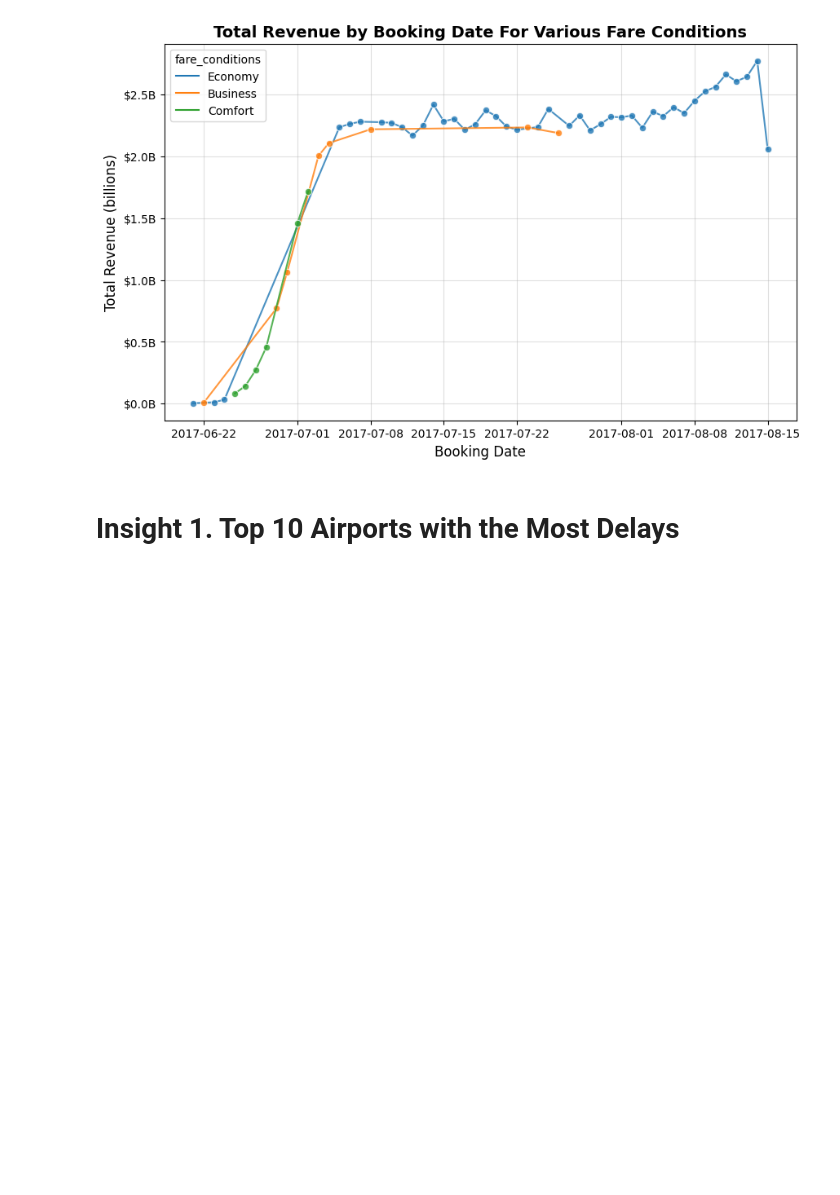
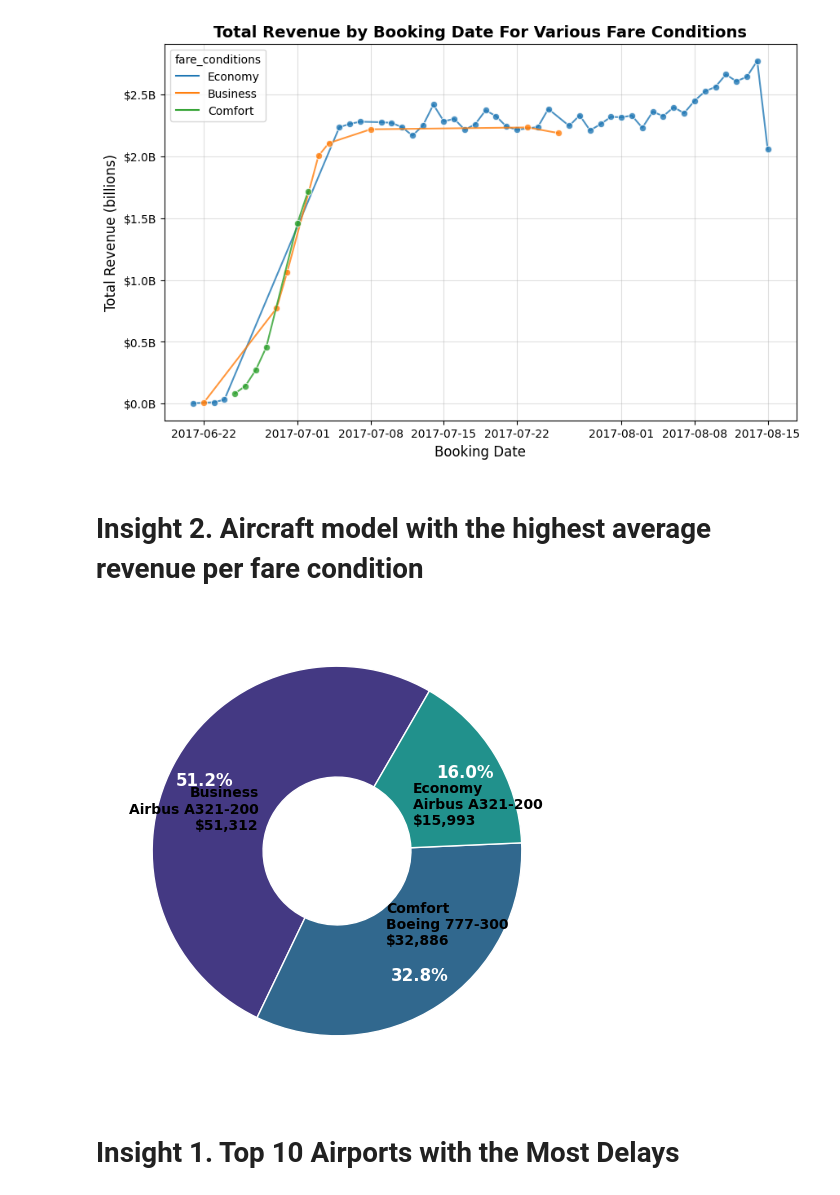
Before and after one commit to Daviedavie100/SQL_Projects, a Jupyter notebook: Airlines_EDA.ipynb, the cells around one changed output. Drawn from its saved outputs; the diff is of its cells as text; code cells hidden in the pictures; blank space fills up the shorter version.

```diff
--- a/Airlines_EDA.ipynb
+++ b/Airlines_EDA.ipynb
@@ -389,3 +389,5 @@ plt.title('Total Revenue by Booking Date For Various Fare Conditions', fontsize=
 plt.show();
 # %% [output]
 [figure]
+# %% [markdown]
+# Insight 2. Aircraft model with the highest average revenue per fare condition
@@ -392,3 +419,30 @@ plt.show();
+# %%
+# Create labels with fare conditions, aircraft model, and revenue
+labels = [f"{row['fare_conditions']}\n{row['aircraft_model']}\n${row['average_revenue']:,.0f}" for space ,row in df.iterrows()]
+
+# Create plot
+plt.figure(figsize=(6, 6))
+widgets, texts, autotexts=plt.pie(df['average_revenue'],
+                                labels=labels,
+                                autopct='%1.1f%%',
+                                startangle=60,
+                                colors=sns.color_palette('viridis', 5),
+                                wedgeprops=dict(width=0.6, edgecolor='w'),
+                                textprops={'fontsize': 10, 'weight': 'bold'},
+                                shadow=False,
+                                labeldistance=0.48,
+                                pctdistance=0.81
+                                )
+
+# Customize percentage text
+for autotext in autotexts:
+    autotext.set_color('white')
+    autotext.set_fontsize(12)
+    autotext.set_weight('bold')
+
+plt.show();
+# %% [output]
+[figure, added]
 # %% [markdown]
 # Insight 1. Top 10 Airports with the Most Delays
 # %%
```
Also changed, not shown: parts of 1 cell of this notebook.
